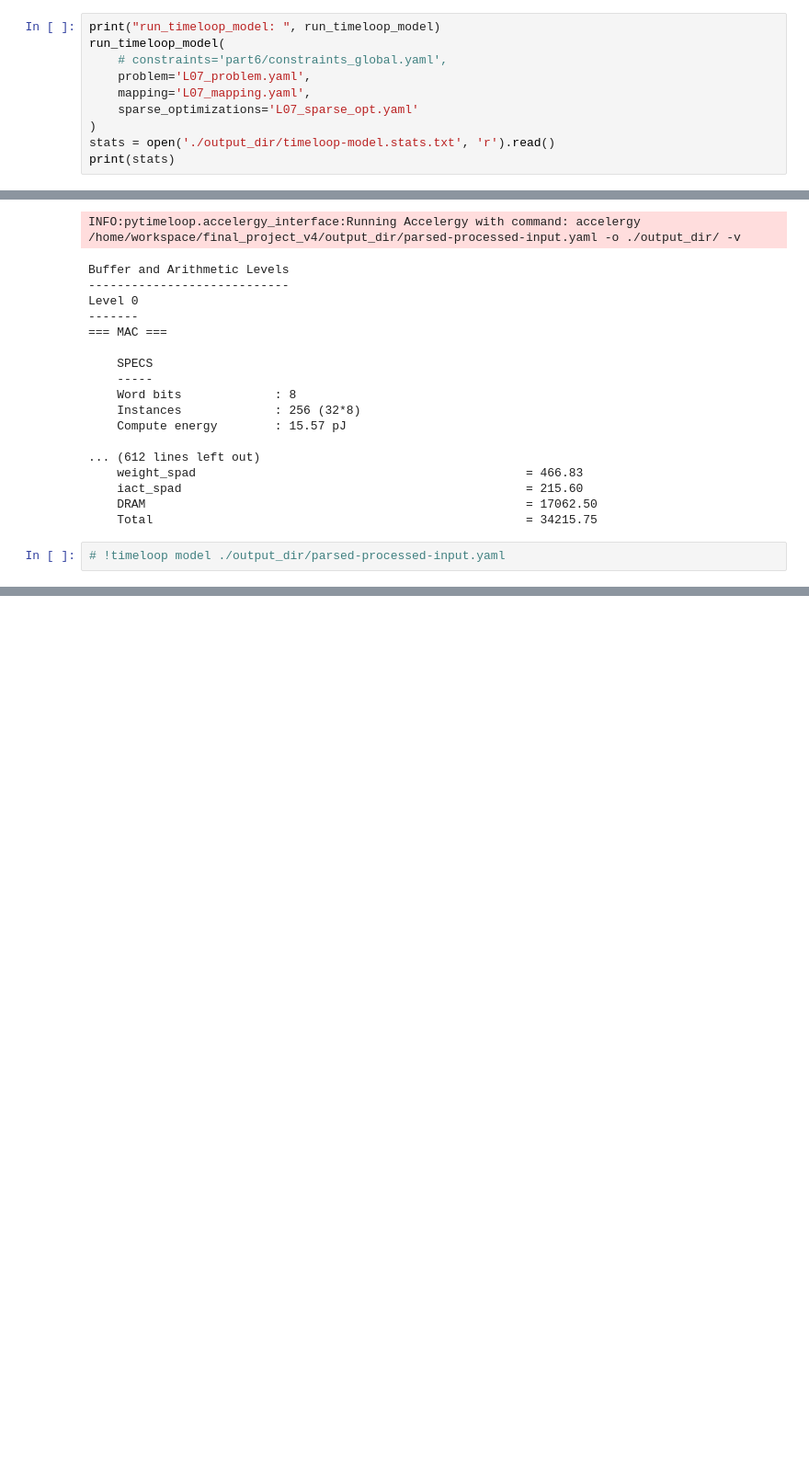
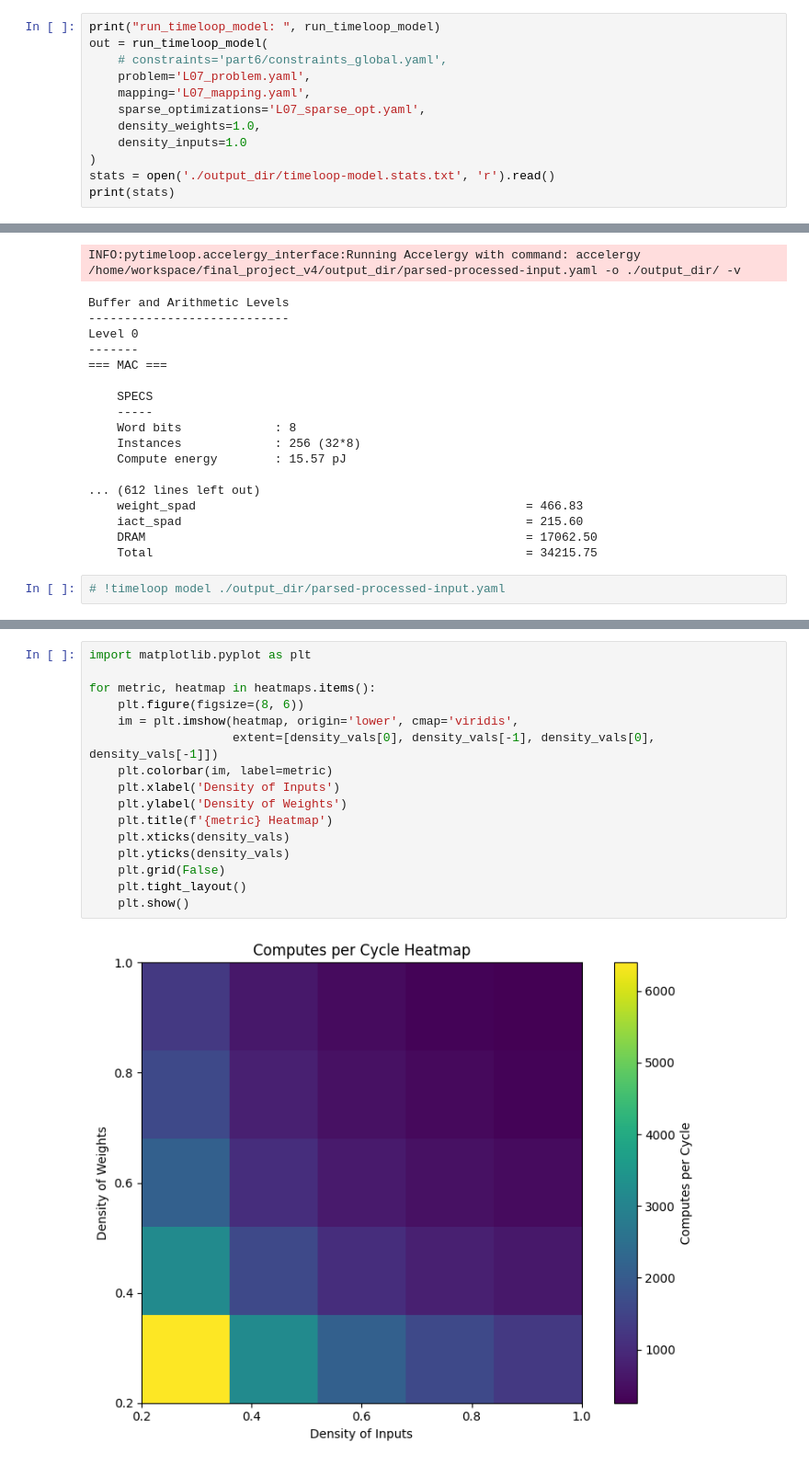
Before and after one commit to parikhushii/deep-learning-hardware-group-13, a Jupyter notebook: workspace/final_project_v4/final_project_v4.ipynb, the cells around one changed output, grey strips where cells are left out. Shown at 92% size. Drawn from its saved outputs; the diff is of its cells as text; blank space fills up the shorter version.

Commit message:
added heatmaps

```diff
--- a/workspace/final_project_v4/final_project_v4.ipynb
+++ b/workspace/final_project_v4/final_project_v4.ipynb
@@ -9,11 +9,13 @@ Changes made:
 3. Chnaged the spatial architecture for the PE cluster from 3x4 to 4x4
 # %%
 print("run_timeloop_model: ", run_timeloop_model)
-run_timeloop_model(
+out = run_timeloop_model(
     # constraints='part6/constraints_global.yaml',
     problem='L07_problem.yaml',
     mapping='L07_mapping.yaml',
-    sparse_optimizations='L07_sparse_opt.yaml'
+    sparse_optimizations='L07_sparse_opt.yaml',
+    density_weights=1.0,
+    density_inputs=1.0
 )
 stats = open('./output_dir/timeloop-model.stats.txt', 'r').read()
 print(stats)
@@ -42,0 +117,18 @@ Level 0
+# %%
+import matplotlib.pyplot as plt
+
+for metric, heatmap in heatmaps.items():
+    plt.figure(figsize=(8, 6))
+    im = plt.imshow(heatmap, origin='lower', cmap='viridis',
+                    extent=[density_vals[0], density_vals[-1], density_vals[0], density_vals[-1]])
+    plt.colorbar(im, label=metric)
+    plt.xlabel('Density of Inputs')
+    plt.ylabel('Density of Weights')
+    plt.title(f'{metric} Heatmap')
+    plt.xticks(density_vals)
+    plt.yticks(density_vals)
+    plt.grid(False)
+    plt.tight_layout()
+    plt.show()
+# %% [output]
+[figure, added]
```
Also changed, not shown: parts of 3 cells of this notebook.
